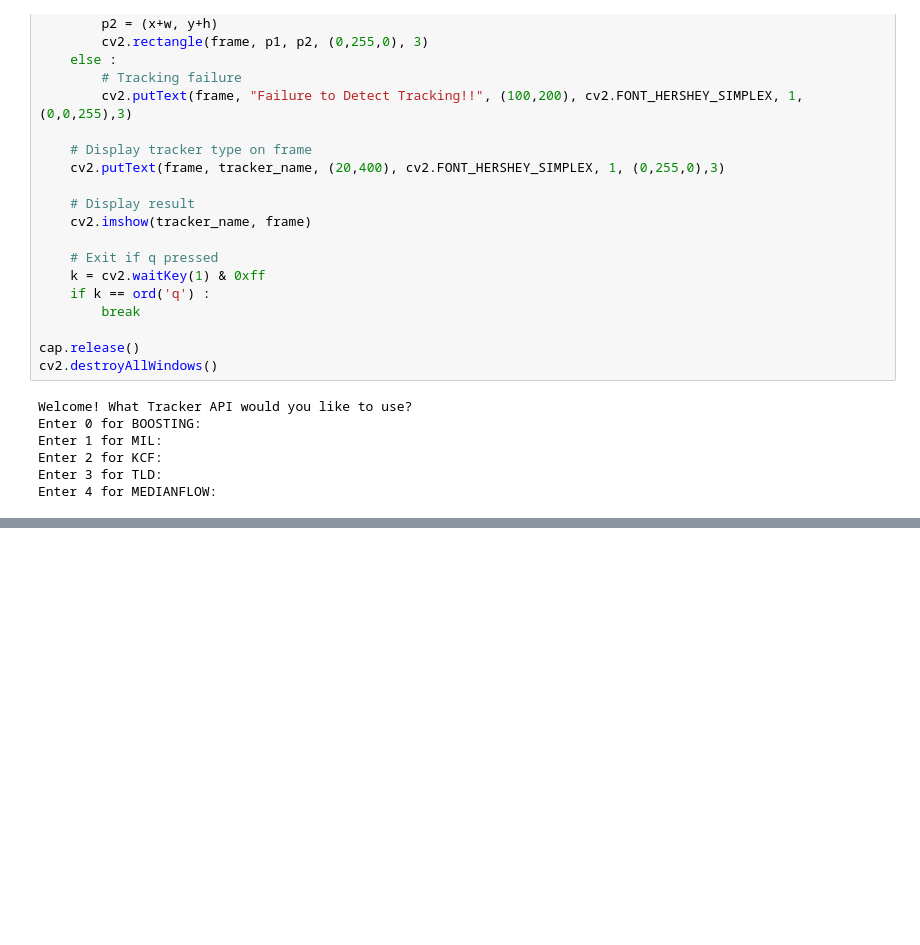
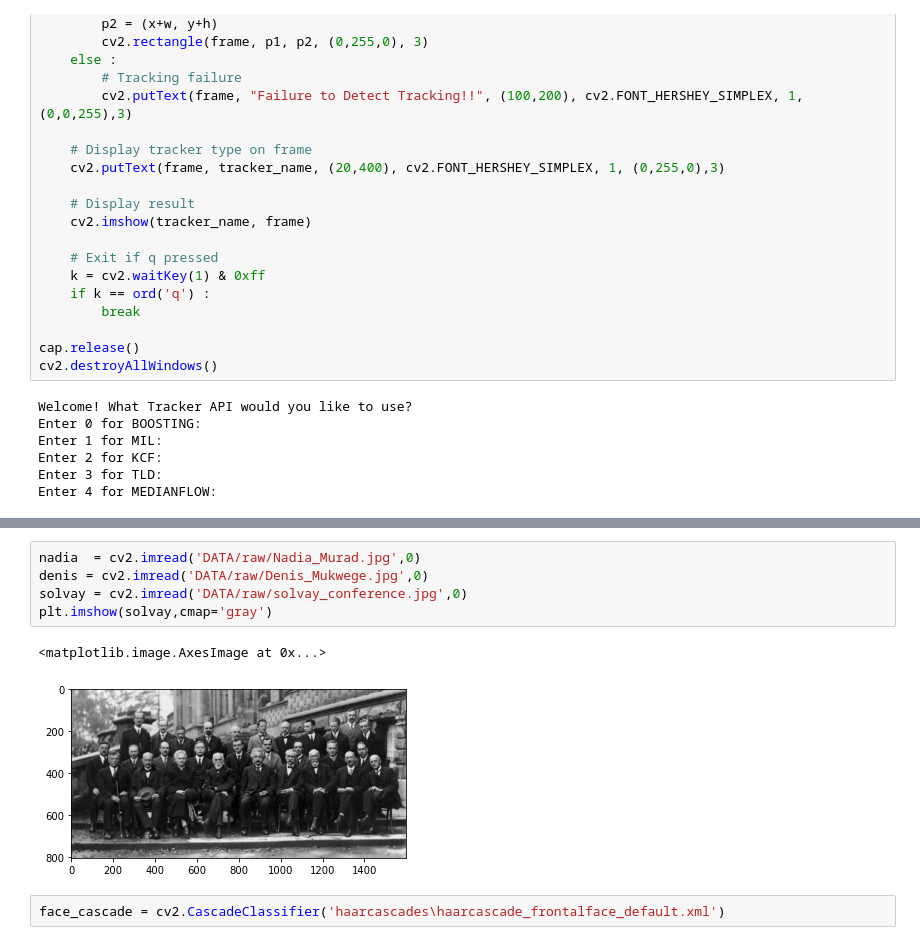
Before and after one commit to PatWolf2610/OpenCV-Learning, a Jupyter notebook: Object-detection.ipynb, the cells around one changed output, grey strips where cells are left out. Drawn from its saved outputs; the diff is of its cells as text; blank space fills up the shorter version.

```diff
--- a/Object-detection.ipynb
+++ b/Object-detection.ipynb
@@ -336,0 +348,10 @@ Enter 4 for MEDIANFLOW:
+# %%
+nadia  = cv2.imread('DATA/raw/Nadia_Murad.jpg',0)
+denis = cv2.imread('DATA/raw/Denis_Mukwege.jpg',0)
+solvay = cv2.imread('DATA/raw/solvay_conference.jpg',0)
+plt.imshow(solvay,cmap='gray')
+# %% [output]
+<matplotlib.image.AxesImage at 0x...>
+[figure, added]
+# %%
+face_cascade = cv2.CascadeClassifier('haarcascades\haarcascade_frontalface_default.xml')
```
Also changed, not shown: parts of 42 cells of this notebook, 2 other files.
